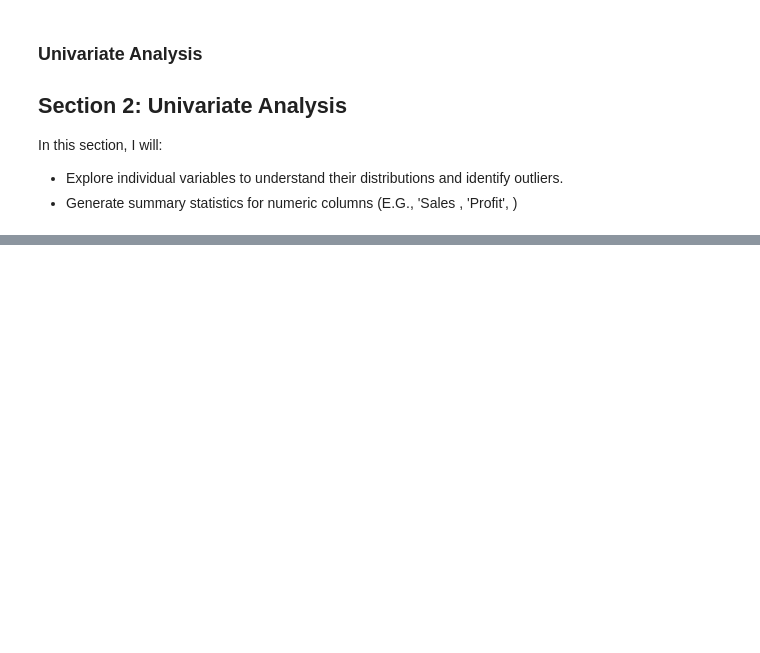
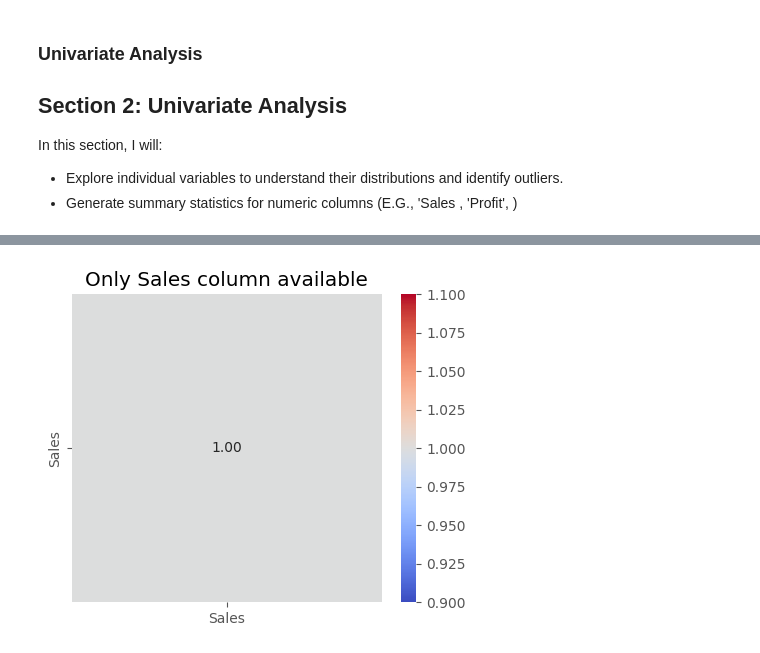
Before and after one commit to ifrahm230/retail-sales-analytics-capstone, a Jupyter notebook: jupyter_notebooks/03_EDA_Viz.ipynb, the cells around one changed output, grey strips where cells are left out. Drawn from its saved outputs; the diff is of its cells as text; code cells hidden in the pictures; blank space fills up the shorter version.

```diff
--- a/jupyter_notebooks/03_EDA_Viz.ipynb
+++ b/jupyter_notebooks/03_EDA_Viz.ipynb
@@ -76,0 +186,11 @@ In this section, I will:
+# %%
+import matplotlib.pyplot as plt
+import seaborn as sns
+
+# Correlation heatmap (numeric columns only)
+plt.figure(figsize=(5,4))
+sns.heatmap(df[['Sales',]].corr(), annot=True, cmap='coolwarm', fmt=".2f")
+plt.title('Only Sales column available')
+plt.show()
+# %% [output]
+[figure, added]
```
Also changed, not shown: parts of 15 cells of this notebook, 3 other files.
